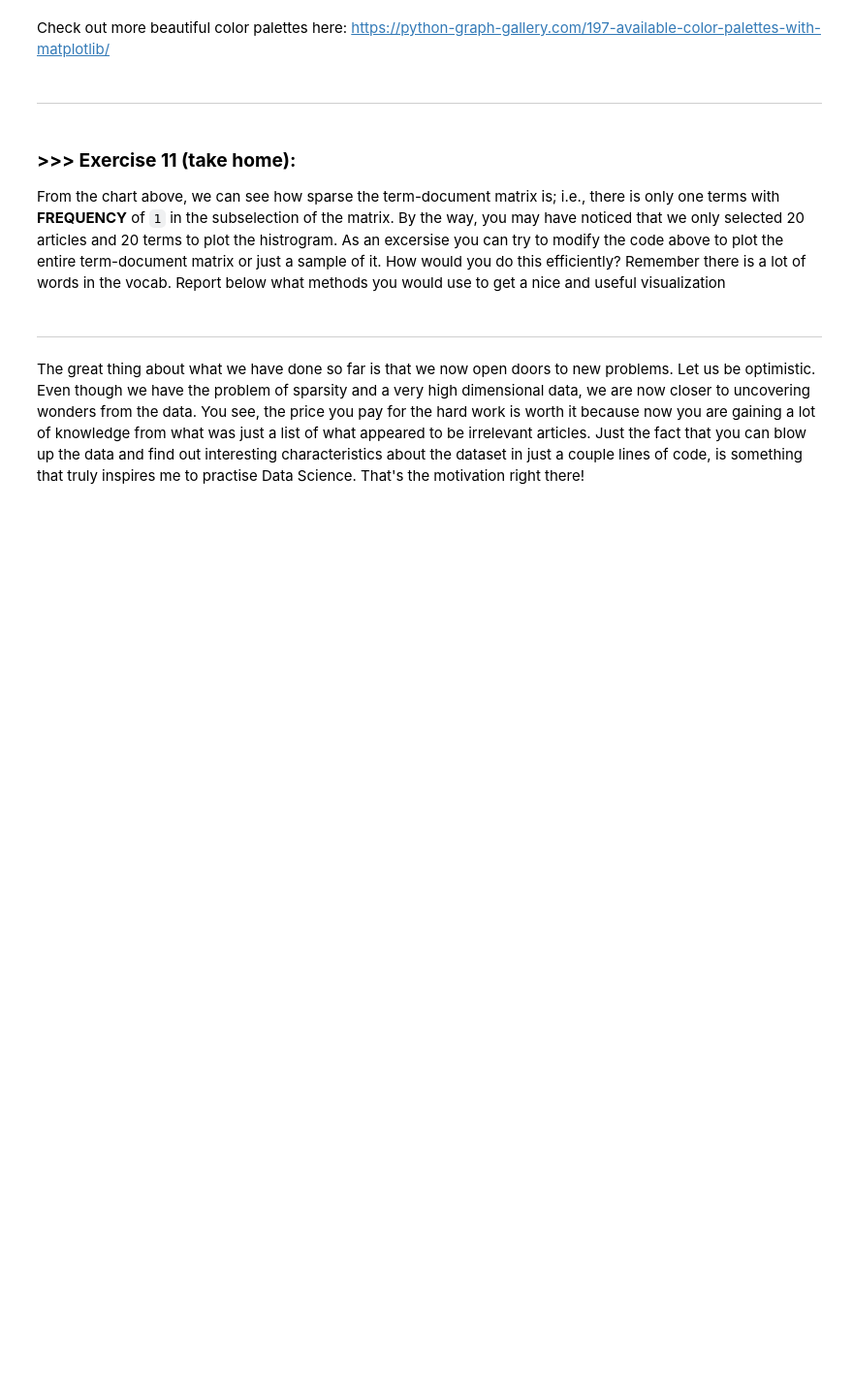
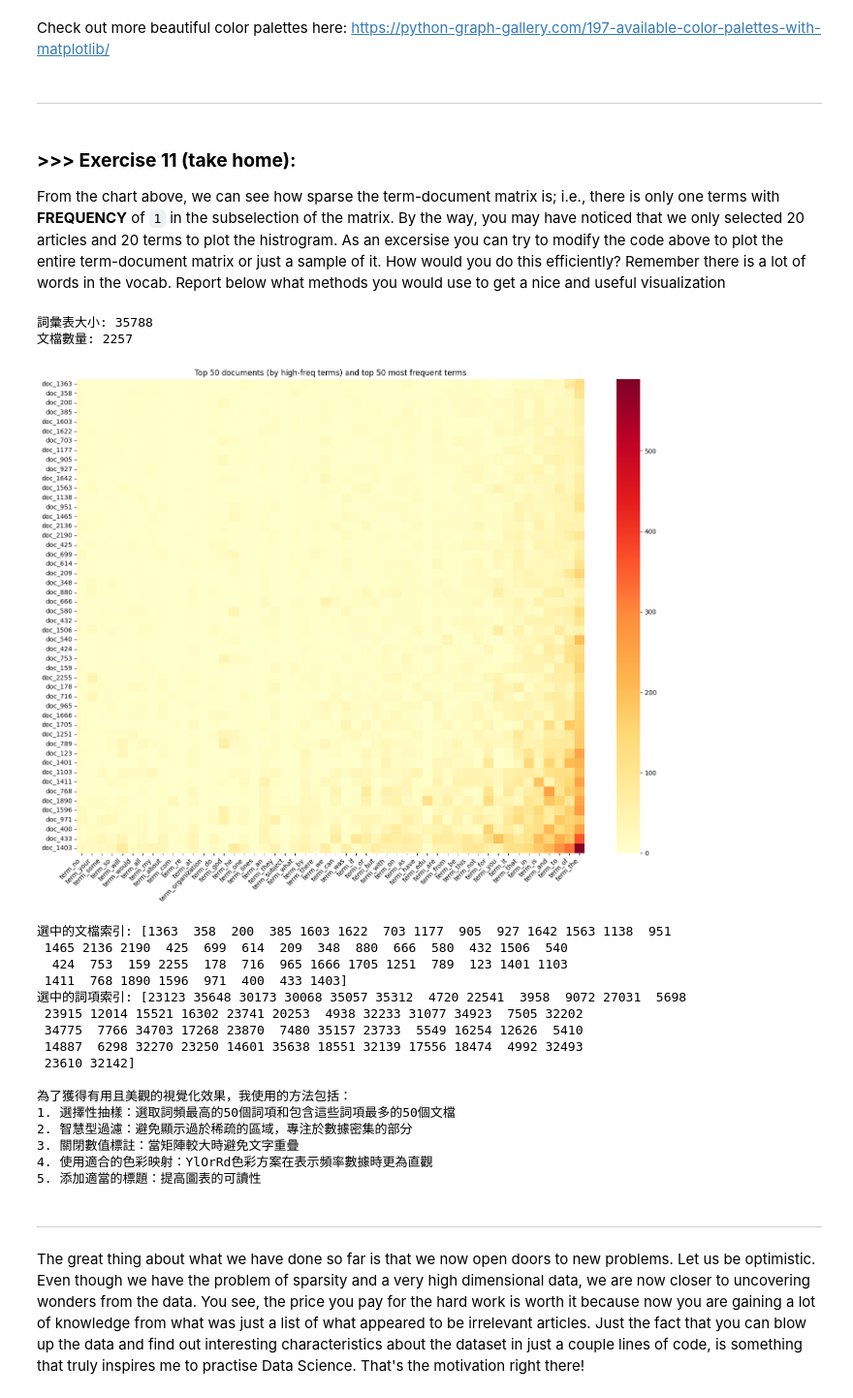
Before and after one commit to Hsun1128/DM2025-Lab1-Exercise, a Jupyter notebook: DM2025-Lab1-Master.ipynb, the cells around one changed output. Shown at 97% size. Cells and saved outputs as stored; diff of their text form; code cells hidden in the pictures; blank space fills up the shorter version.

```diff
--- a/DM2025-Lab1-Master.ipynb
+++ b/DM2025-Lab1-Master.ipynb
@@ -995,3 +1321,73 @@ From the chart above, we can see how sparse the term-document matrix is; i.e., t
+# %%
+# Answer here
+
+# 為了有效率地視覺化整個詞項-文檔矩陣，我會使用以下方法：
+
+# 找出詞頻最高的50個詞項，並選擇包含這些詞項最多的50個文檔
+print("詞彙表大小:", X_counts.shape[1])
+print("文檔數量:", X_counts.shape[0])
+
+# 計算每個詞項的總頻率
+term_freq_sums = np.array(X_counts.sum(axis=0)).flatten()
+
+# 選擇出現頻率最高的前50個詞項
+top_terms_idx = np.argsort(term_freq_sums)[-50:]
+top_term_names = ["term_"+str(i) for i in count_vect.get_feature_names_out()[top_terms_idx]]
+
+# 計算每個文檔中這50個高頻詞項的總出現次數
+top_terms_matrix = X_counts[:, top_terms_idx]
+doc_scores = np.array(top_terms_matrix.sum(axis=1)).flatten()
+
+# 選擇包含這些高頻詞項最多的前50個文檔
+top_docs_idx = np.argsort(doc_scores)[-50:]
+top_doc_names = ["doc_"+ str(i) for i in top_docs_idx]
+
+# 提取對應的子矩陣 - 包含高頻詞項最多的50個文檔 × 詞頻最高的50個詞項
+plot_z_large = X_counts[top_docs_idx, :][:, top_terms_idx].toarray()
+
+# 創建更大的熱力圖
+plt.figure(figsize=(15, 12))
+df_large = pd.DataFrame(plot_z_large, columns=top_term_names, index=top_doc_names)
+ax = sns.heatmap(df_large,
+                 cmap="YlOrRd",
+                 vmin=0,
+                 vmax=np.max(plot_z_large),
+                 annot=False,  # 關閉數值標註以避免過度擁擠
+                 cbar=True)
+plt.title("Top 50 documents (by high-freq terms) and top 50 most frequent terms")
+plt.xticks(rotation=45, ha='right')
+plt.tight_layout()
+plt.show()
+
+print(f"選中的文檔索引: {top_docs_idx}")
+print(f"選中的詞項索引: {top_terms_idx}")
+
+print("\n為了獲得有用且美觀的視覺化效果，我使用的方法包括：")
+print("1. 選擇性抽樣：選取詞頻最高的50個詞項和包含這些詞項最多的50個文檔")
+print("2. 智慧型過濾：避免顯示過於稀疏的區域，專注於數據密集的部分")
+print("3. 關閉數值標註：當矩陣較大時避免文字重疊")
+print("4. 使用適合的色彩映射：YlOrRd色彩方案在表示頻率數據時更為直觀")
+print("5. 添加適當的標題：提高圖表的可讀性")
+# %% [output]
+詞彙表大小: 35788
+文檔數量: 2257
+[figure, added]
+選中的文檔索引: [1363  358  200  385 1603 1622  703 1177  905  927 1642 1563 1138  951
+ 1465 2136 2190  425  699  614  209  348  880  666  580  432 1506  540
+  424  753  159 2255  178  716  965 1666 1705 1251  789  123 1401 1103
+ 1411  768 1890 1596  971  400  433 1403]
+選中的詞項索引: [23123 35648 30173 30068 35057 35312  4720 22541  3958  9072 27031  5698
+ 23915 12014 15521 16302 23741 20253  4938 32233 31077 34923  7505 32202
+ 34775  7766 34703 17268 23870  7480 35157 23733  5549 16254 12626  5410
+ 14887  6298 32270 23250 14601 35638 18551 32139 17556 18474  4992 32493
+ 23610 32142]
+
+為了獲得有用且美觀的視覺化效果，我使用的方法包括：
+1. 選擇性抽樣：選取詞頻最高的50個詞項和包含這些詞項最多的50個文檔
+2. 智慧型過濾：避免顯示過於稀疏的區域，專注於數據密集的部分
+3. 關閉數值標註：當矩陣較大時避免文字重疊
+4. 使用適合的色彩映射：YlOrRd色彩方案在表示頻率數據時更為直觀
+5. 添加適當的標題：提高圖表的可讀性
 # %% [markdown]
 ---
 # %% [markdown]
```
Also changed, not shown: parts of 40 cells of this notebook.
